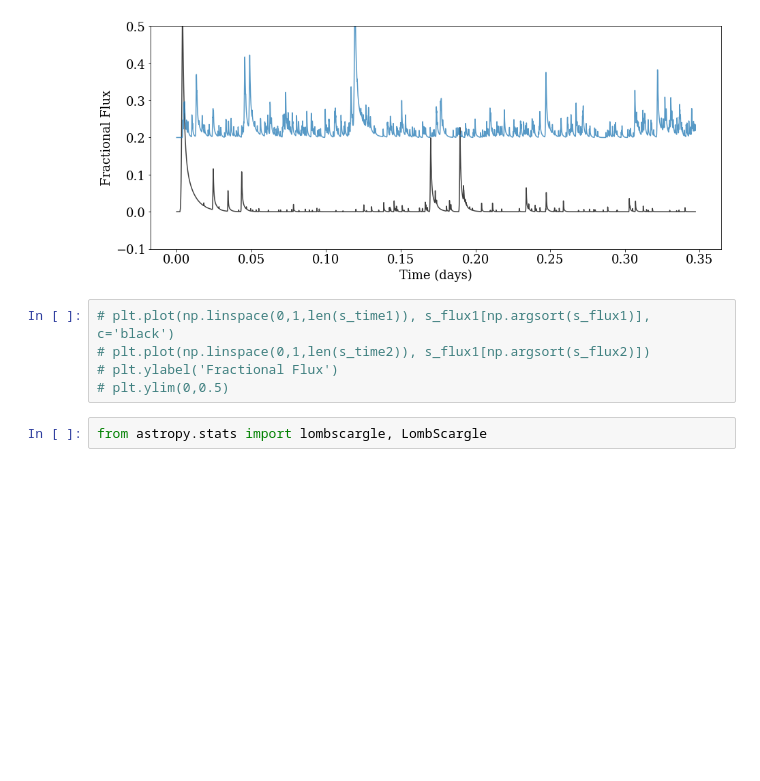
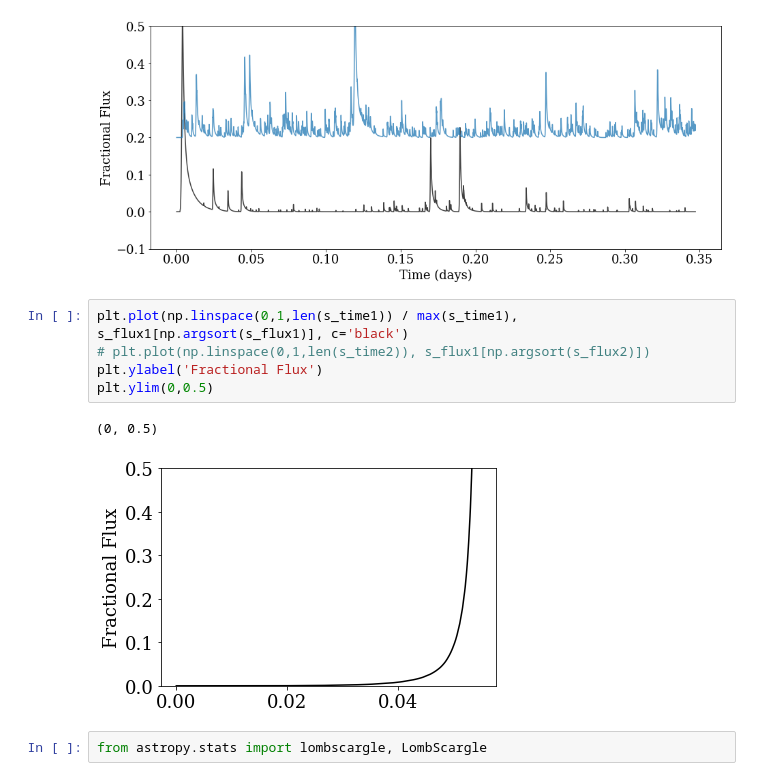
Before and after one commit to ernewton/flareninja, a Jupyter notebook: jradavenport_fwdmodel/fmodel.ipynb, the cells around one changed output. Cells and saved outputs as stored; diff of their text form; blank space fills up the shorter version.

```diff
--- a/jradavenport_fwdmodel/fmodel.ipynb
+++ b/jradavenport_fwdmodel/fmodel.ipynb
@@ -55,10 +55,13 @@ plt.ylabel('Fractional Flux')
 <matplotlib.text.Text at 0x...>
 [figure]
 # %%
-# plt.plot(np.linspace(0,1,len(s_time1)), s_flux1[np.argsort(s_flux1)], c='black')
+plt.plot(np.linspace(0,1,len(s_time1)) / max(s_time1), s_flux1[np.argsort(s_flux1)], c='black')
 # plt.plot(np.linspace(0,1,len(s_time2)), s_flux1[np.argsort(s_flux2)])
-# plt.ylabel('Fractional Flux')
-# plt.ylim(0,0.5)
+plt.ylabel('Fractional Flux')
+plt.ylim(0,0.5)
+# %% [output]
+(0, 0.5)
+[figure, added]
 # %%
 from astropy.stats import lombscargle, LombScargle
 # %%
```
Also changed, not shown: parts of 4 cells of this notebook.
